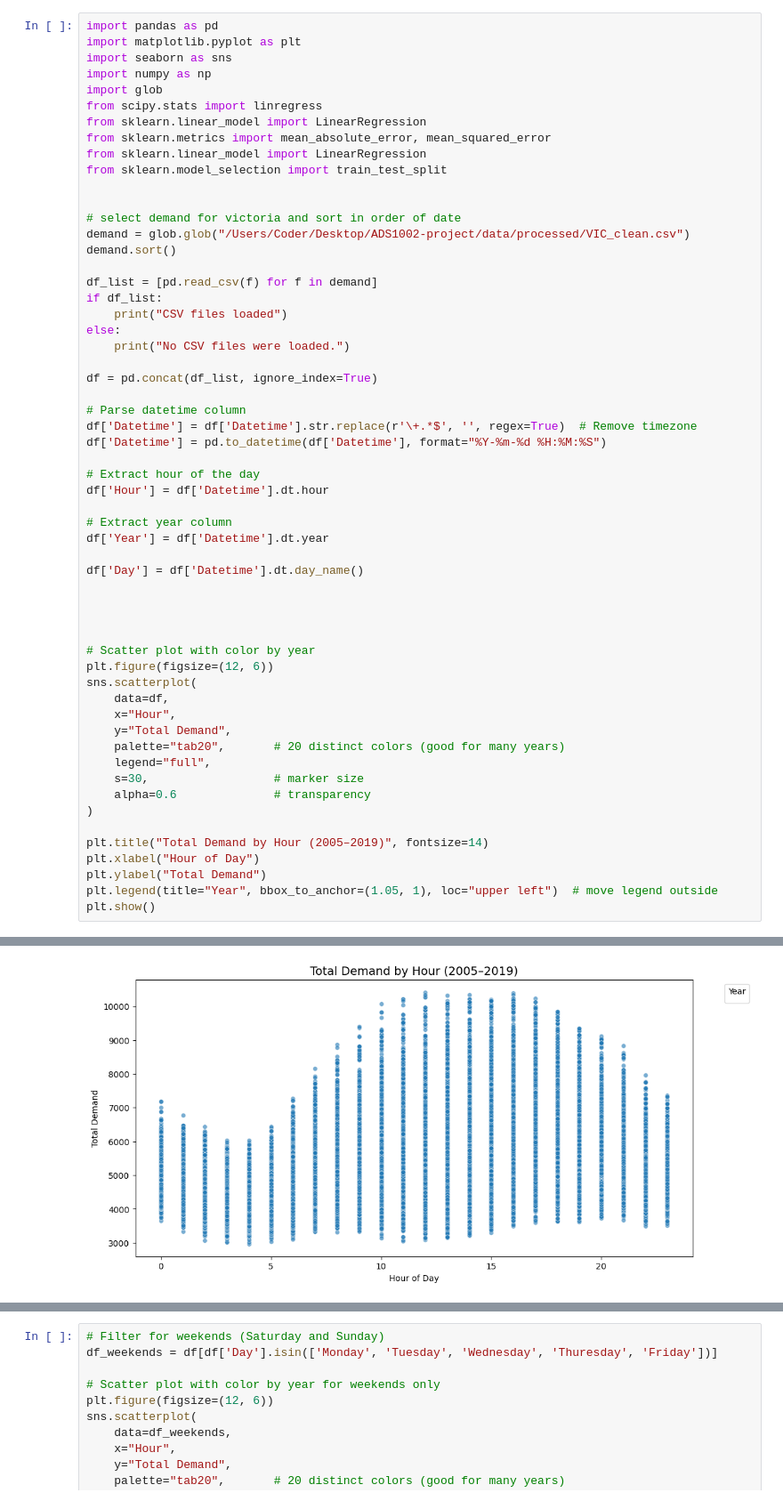
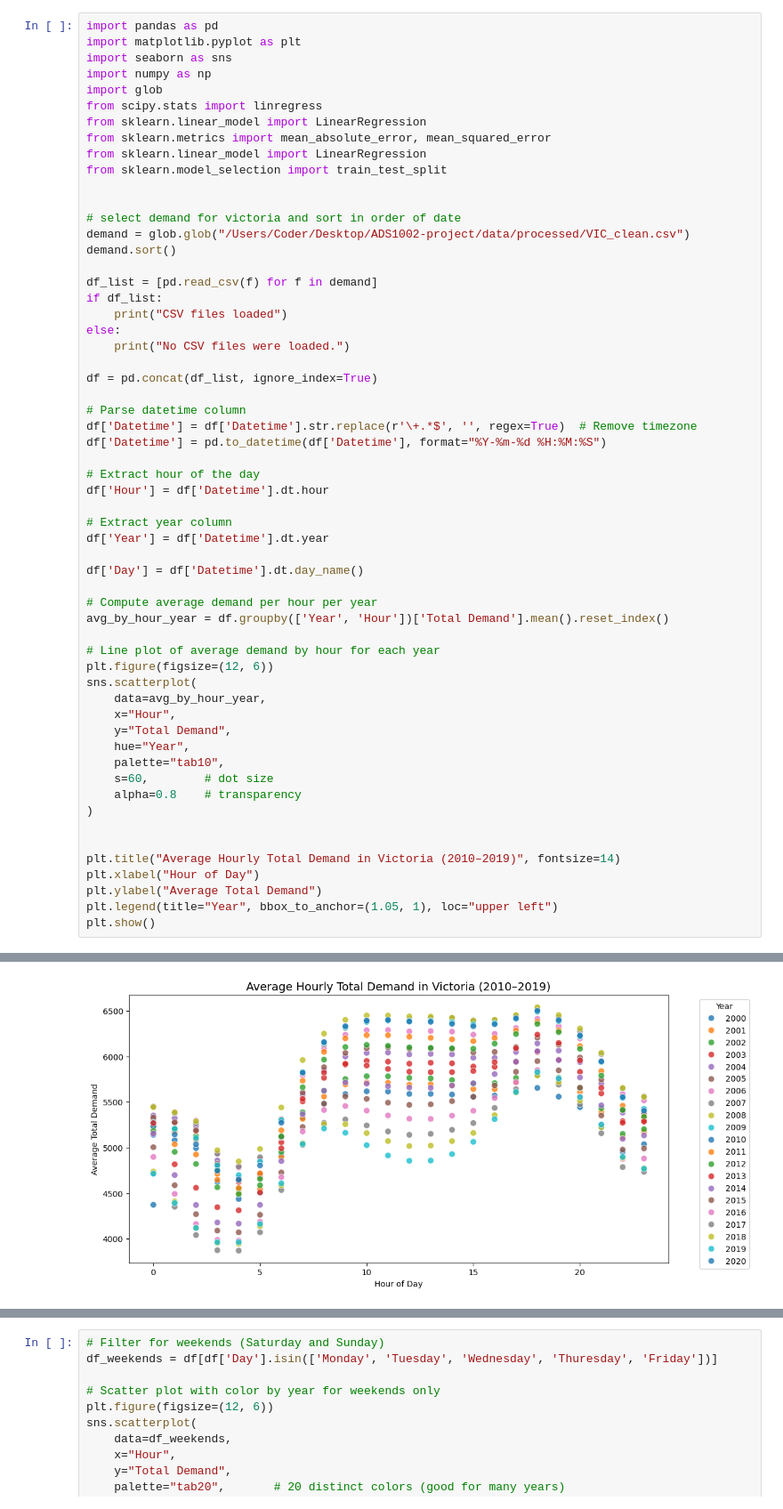
Before and after one commit to harjask-7/ADS1002-project, a Jupyter notebook: notebooks/tymon/Graph for each states/VIC-graph.ipynb, the cells around one changed output, grey strips where cells are left out. Shown at 89% size. Drawn from its saved outputs; the diff is of its cells as text.

```diff
--- a/notebooks/tymon/Graph for each states/VIC-graph.ipynb
+++ b/notebooks/tymon/Graph for each states/VIC-graph.ipynb
@@ -14,47 +14,48 @@ from sklearn.model_selection import train_test_split
 # select demand for victoria and sort in order of date
 demand = glob.glob("/Users/Coder/Desktop/ADS1002-project/data/processed/VIC_clean.csv")
 demand.sort()
 
 df_list = [pd.read_csv(f) for f in demand]
 if df_list:
     print("CSV files loaded")
 else:
     print("No CSV files were loaded.")
 
 df = pd.concat(df_list, ignore_index=True)
 
 # Parse datetime column
 df['Datetime'] = df['Datetime'].str.replace(r'\+.*$', '', regex=True)  # Remove timezone
 df['Datetime'] = pd.to_datetime(df['Datetime'], format="%Y-%m-%d %H:%M:%S")
 
 # Extract hour of the day
 df['Hour'] = df['Datetime'].dt.hour
 
 # Extract year column
 df['Year'] = df['Datetime'].dt.year
 
 df['Day'] = df['Datetime'].dt.day_name()
 
+# Compute average demand per hour per year
+avg_by_hour_year = df.groupby(['Year', 'Hour'])['Total Demand'].mean().reset_index()
+
+# Line plot of average demand by hour for each year
+plt.figure(figsize=(12, 6))
+sns.scatterplot(
+    data=avg_by_hour_year,
+    x="Hour",
+    y="Total Demand",
+    hue="Year",
+    palette="tab10",
+    s=60,        # dot size
+    alpha=0.8    # transparency
+)
 
 
-
-# Scatter plot with color by year
-plt.figure(figsize=(12, 6))
-sns.scatterplot(
-    data=df,
-    x="Hour",
-    y="Total Demand",
-    palette="tab20",       # 20 distinct colors (good for many years)
-    legend="full",
-    s=30,                  # marker size
-    alpha=0.6              # transparency
-)
-
-plt.title("Total Demand by Hour (2005–2019)", fontsize=14)
+plt.title("Average Hourly Total Demand in Victoria (2010–2019)", fontsize=14)
 plt.xlabel("Hour of Day")
-plt.ylabel("Total Demand")
-plt.legend(title="Year", bbox_to_anchor=(1.05, 1), loc="upper left")  # move legend outside
+plt.ylabel("Average Total Demand")
+plt.legend(title="Year", bbox_to_anchor=(1.05, 1), loc="upper left")
 plt.show()
 # %% [output]
 CSV files loaded
-[figure, old version]
+[figure, new version]
```
Also changed, not shown: parts of 3 cells of this notebook, 1 other file.
